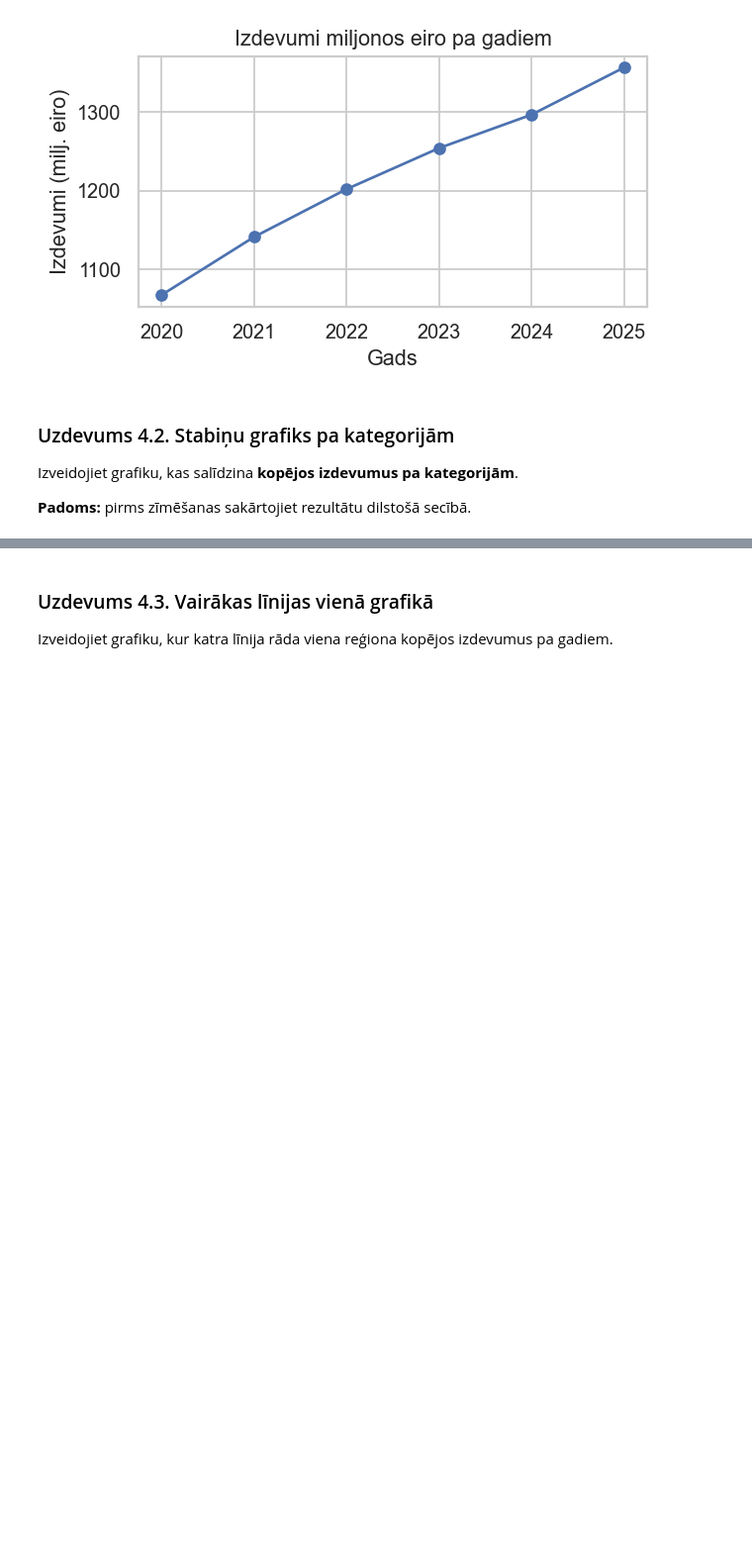
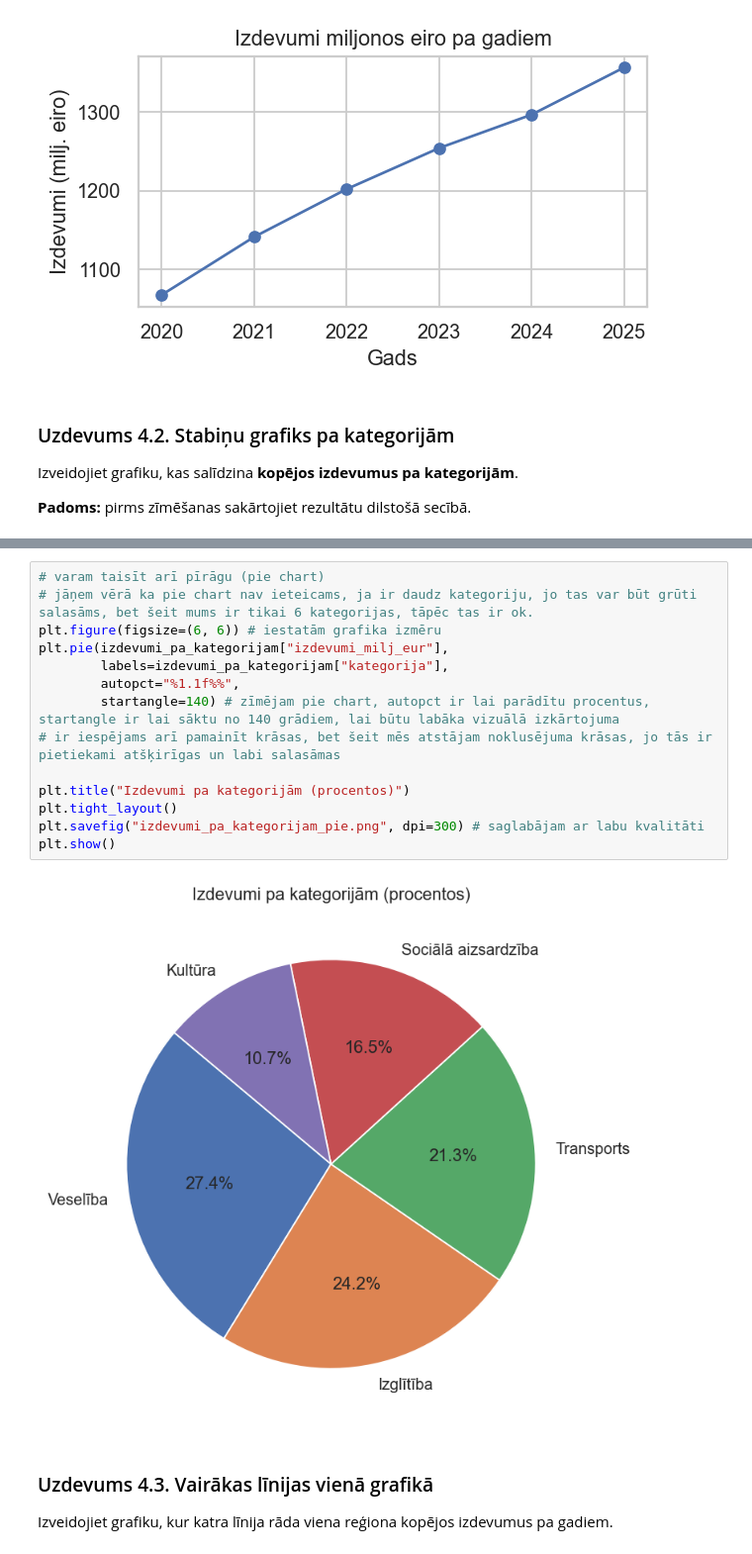
Before and after one commit to ValRCS/RTU_Digitalas_Prasmes_Excel_VBA_Python, a Jupyter notebook: notebooks/python_vizualizacija_student_lv.ipynb, the cells around one changed output, grey strips where cells are left out. Shown at 99% size. Cells and saved outputs as stored; diff of their text form; blank space fills up the shorter version.

```diff
--- a/notebooks/python_vizualizacija_student_lv.ipynb
+++ b/notebooks/python_vizualizacija_student_lv.ipynb
@@ -245,3 +307,19 @@ Izveidojiet grafiku, kas salīdzina **kopējos izdevumus pa kategorijām**.
+# %%
+# varam taisīt arī pīrāgu (pie chart)
+# jāņem vērā ka pie chart nav ieteicams, ja ir daudz kategoriju, jo tas var būt grūti salasāms, bet šeit mums ir tikai 6 kategorijas, tāpēc tas ir ok.
+plt.figure(figsize=(6, 6)) # iestatām grafika izmēru
+plt.pie(izdevumi_pa_kategorijam["izdevumi_milj_eur"],
+        labels=izdevumi_pa_kategorijam["kategorija"],
+        autopct="%1.1f%%",
+        startangle=140) # zīmējam pie chart, autopct ir lai parādītu procentus, startangle ir lai sāktu no 140 grādiem, lai būtu labāka vizuālā izkārtojuma
+# ir iespējams arī pamainīt krāsas, bet šeit mēs atstājam noklusējuma krāsas, jo tās ir pietiekami atšķirīgas un labi salasāmas
+
+plt.title("Izdevumi pa kategorijām (procentos)")
+plt.tight_layout()
+plt.savefig("izdevumi_pa_kategorijam_pie.png", dpi=300) # saglabājam ar labu kvalitāti
+plt.show()
+# %% [output]
+[figure, added]
 # %% [markdown]
 ### Uzdevums 4.3. Vairākas līnijas vienā grafikā
 
```
Also changed, not shown: parts of 5 cells of this notebook, 2 other files.
